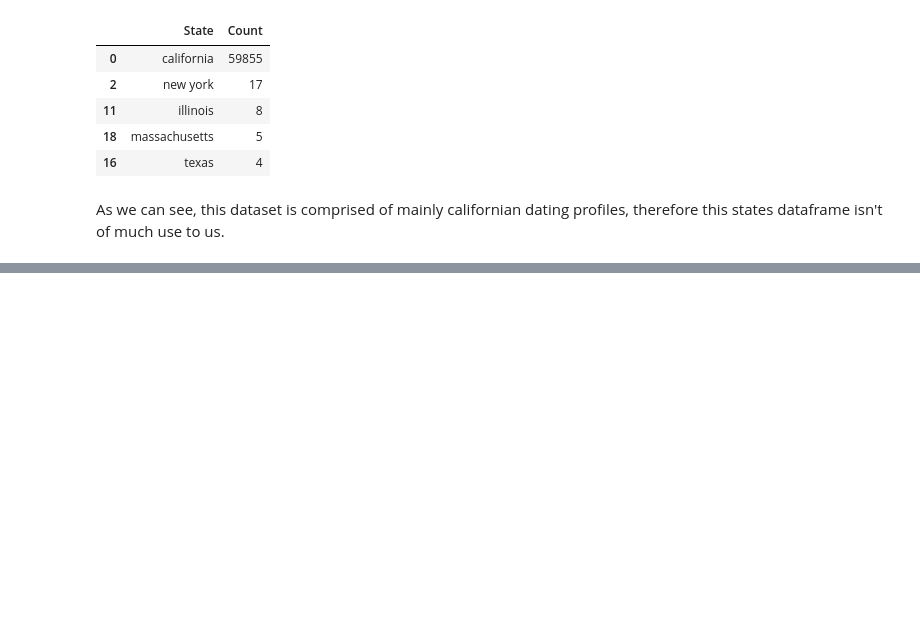
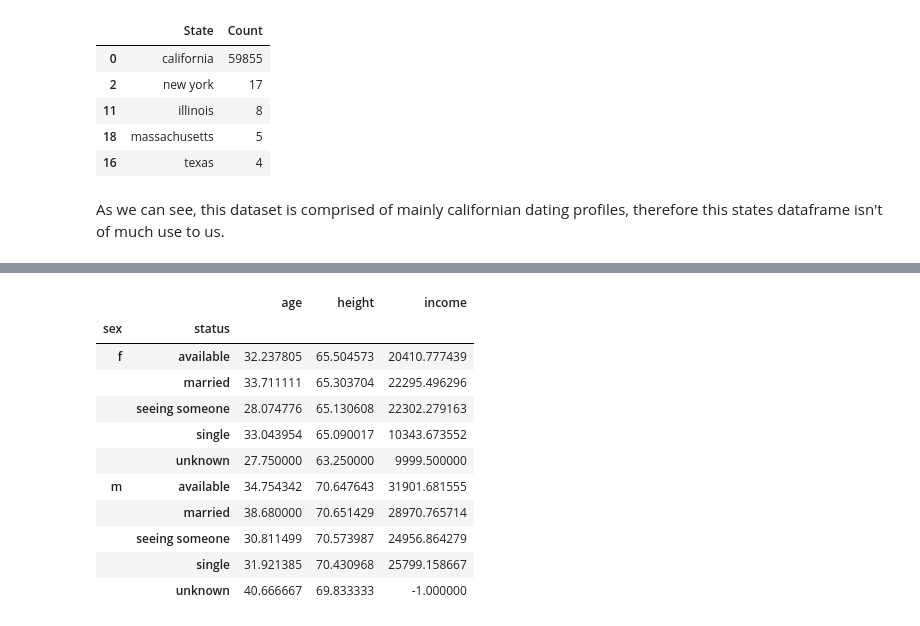
Before and after one commit to brianellis1997/DateAScientist, a Jupyter notebook: date-a-scientist.ipynb, the cells around one changed output, grey strips where cells are left out. Saved outputs shown, nothing was run; the diff lists cells and outputs as text; code cells hidden in the pictures; blank space fills up the shorter version.

Commit message:
Investigations on groupby queries

```diff
--- a/date-a-scientist.ipynb
+++ b/date-a-scientist.ipynb
@@ -314,3 +314,11 @@ states_df.sort_values('Count', ascending=False).head()
 | 16 | texas | 4 |
 # %% [markdown]
 As we can see, this dataset is comprised of mainly californian dating profiles, therefore this states dataframe isn't of much use to us.
+# %%
+# Convert list to DataFrame
+cities = pd.DataFrame({'City': cities})
+
+# Concatenate DataFrame and list
+profiles = pd.concat([profiles, cities], axis=1)
+
+profiles.head()
@@ -316,0 +389,16 @@ As we can see, this dataset is comprised of mainly californian dating profiles,
+# %%
+# Sex and status
+profiles.groupby(['sex', 'status']).mean()
+# %% [output]
+|  |  | age | height | income |
+| sex | status |  |  |  |
+| f | available | 32.237805 | 65.504573 | 20410.777439 |
+|  | married | 33.711111 | 65.303704 | 22295.496296 |
+|  | seeing someone | 28.074776 | 65.130608 | 22302.279163 |
+|  | single | 33.043954 | 65.090017 | 10343.673552 |
+|  | unknown | 27.750000 | 63.250000 | 9999.500000 |
+| m | available | 34.754342 | 70.647643 | 31901.681555 |
+|  | married | 38.680000 | 70.651429 | 28970.765714 |
+|  | seeing someone | 30.811499 | 70.573987 | 24956.864279 |
+|  | single | 31.921385 | 70.430968 | 25799.158667 |
+|  | unknown | 40.666667 | 69.833333 | -1.000000 |
```
Also changed, not shown: parts of 6 cells of this notebook.
